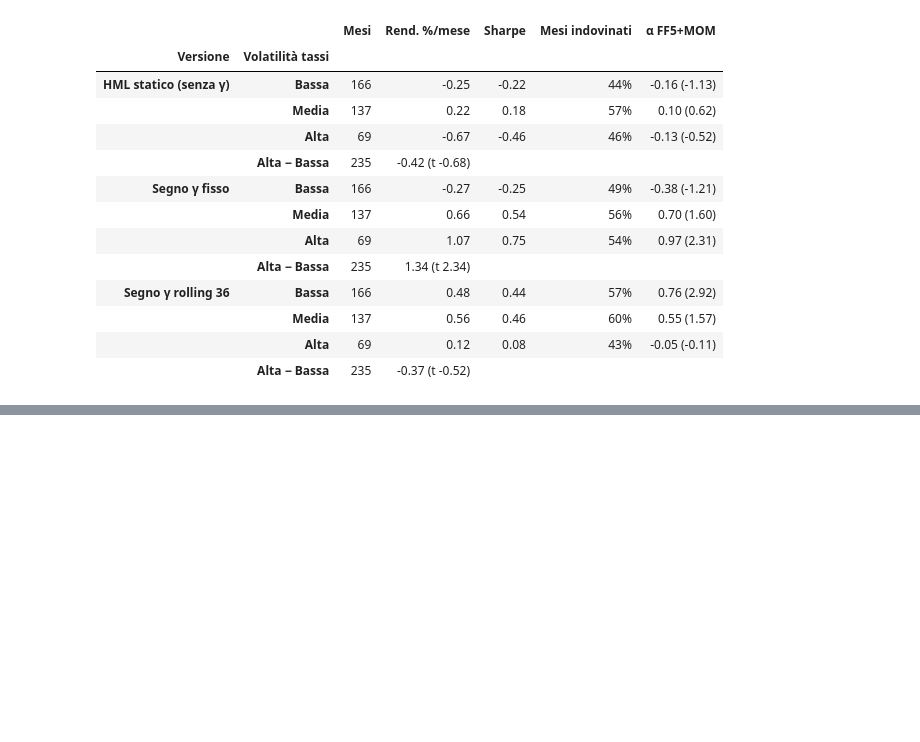
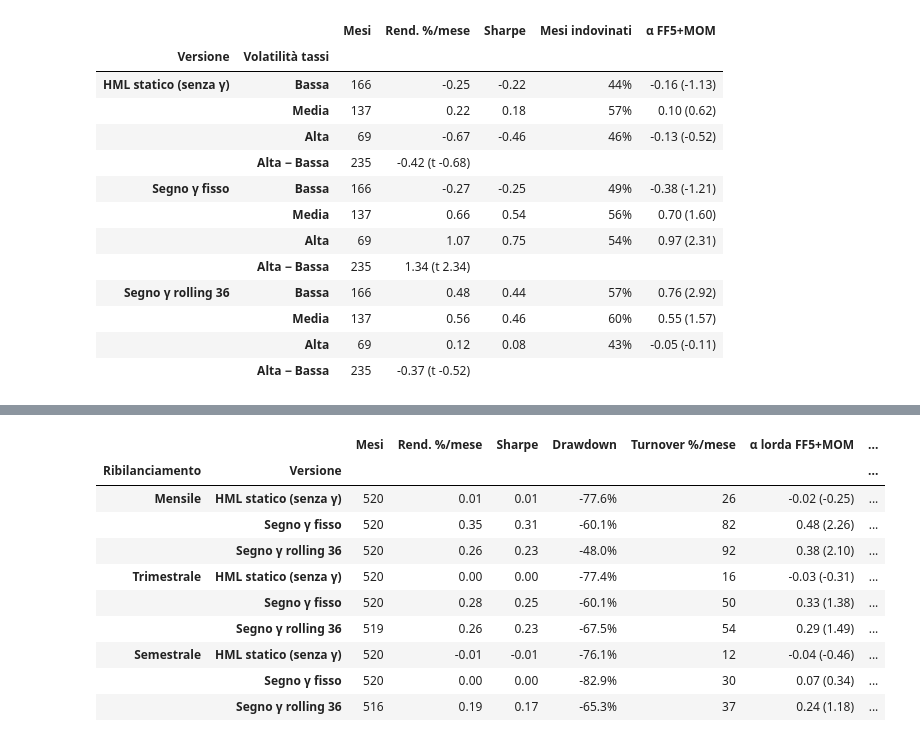
Before and after one commit to luigidimonte/AppliedInvestments, a Jupyter notebook: 02_strategia_value_growth.ipynb, the cells around one changed output, grey strips where cells are left out. Drawn from its saved outputs; the diff is of its cells as text; code cells hidden in the pictures; blank space fills up the shorter version.

```diff
--- a/02_strategia_value_growth.ipynb
+++ b/02_strategia_value_growth.ipynb
@@ -1650,0 +1941,80 @@ Soglie di volatilità (punti % al mese):
+# %%
+U = "S&P 500"
+FREQUENZE = {1: "Mensile", 3: "Trimestrale", 6: "Semestrale"}
+VERS_H = {"HML statico (senza γ)": pd.Series(1.0, index=a_periodi(ls[U]).index),
+          "Segno γ fisso": SERIE_FIN[(U, "Segno γ fisso")][2],
+          "Segno γ rolling 36": SERIE_FIN[(U, "Segno γ rolling 36")][2]}
+
+t_sp = pesi(crsp[crsp["sp500"].astype(bool)], False)                 # pesi target VW a ogni mese di formazione
+ret_all = crsp[["PERMNO", "mese", "ret_next"]].dropna()               # rendimento del mese dopo, tutti i titoli
+mesi_f = pd.Series(sorted(t_sp["mese"].unique()))
+
+def portafoglio_tenuto(H):
+    """Pesi tenuti ogni mese: ribilancio solo nei mesi di formazione multipli di H, poi buy-and-hold."""
+    anchor = mesi_f.where(mesi_f.map(lambda m: m.month % H == 0)).ffill()
+    blocchi = pd.DataFrame({"mese": mesi_f, "anchor": anchor}).dropna()
+    P = t_sp[t_sp["mese"].isin(blocchi["anchor"])][["PERMNO", "mese", "lato", "w"]].rename(columns={"mese": "anchor"})
+    pan = P.merge(blocchi, on="anchor").merge(ret_all, on=["PERMNO", "mese"], how="left")
+    pan = pan.sort_values(["anchor", "PERMNO", "mese"])
+    g = pan.groupby(["anchor", "PERMNO"])
+    pan["morto"] = g["ret_next"].transform(lambda x: x.isna().cummax())            # uscito (delisting): fuori da lì in poi
+    pan["crescita"] = g["ret_next"].transform(lambda x: (1 + x.fillna(0)).cumprod().shift(1).fillna(1.0))
+    pan = pan[~pan["morto"]].copy()
+    pan["h"] = pan["w"] * pan["crescita"]
+    pan["w"] = pan["h"] / pan.groupby(["mese", "lato"])["h"].transform(lambda x: x.abs().sum())
+    return pan[["PERMNO", "mese", "anchor", "w", "ret_next"]]
+
+righe_h, ris_h = [], {}
+for H, nome_h in FREQUENZE.items():
+    pan = portafoglio_tenuto(H)
+    for v, s in VERS_H.items():
+        sf = a_periodi(s).copy(); sf.index = sf.index - OFF[U]          # segno per mese di formazione
+        x = pan.copy()
+        x["segno"] = x["anchor"].map(sf)                                  # segno deciso al ribilanciamento
+        x = x.dropna(subset=["segno"])
+        x["w"] = x["w"] * x["segno"]
+        x["lato"] = np.sign(x["w"])
+        c_h, ls_h = componenti(x[["PERMNO", "mese", "lato", "w", "ret_next"]])
+        r = ls_h.copy(); r.index = r.index + OFF[U]
+        r = r[r.index >= INIZIO]
+        dw = (c_h["w"] - c_h["w_drift"]).abs()
+        agg = pd.DataFrame({"mese": c_h["mese"], "dw": dw,
+                            "k": c_h["lam"] * dw**1.5 / np.sqrt(c_h["ADV"])}).groupby("mese")[["dw", "k"]].sum()
+        agg.index = agg.index + OFF[U]
+        K = agg["k"].reindex(r.index).fillna(0)
+        turn = agg["dw"].reindex(r.index).fillna(0)
+        ris_h[(nome_h, v)] = (r, K)
+
+        a_l, t_l = alpha_mod(r, MODELLI_FATT["FF5+MOM"])
+        a_k, _ = alpha_mod(K, MODELLI_FATT["FF5+MOM"])
+        rh = {"Ribilanciamento": nome_h, "Versione": v, "Mesi": len(r),
+              "Rend. %/mese": f"{r.mean()*100:.2f}", "Sharpe": f"{sharpe(r):.2f}",
+              "Drawdown": f"{drawdown_max(r)*100:.1f}%", "Turnover %/mese": f"{turn.mean()*100:.0f}",
+              "α lorda FF5+MOM": f"{a_l*100:.2f} ({t_l:.2f})"}
+        for V0 in [1e7, 1e8, 1e9]:
+            a_n, t_n = alpha_mod(r - np.sqrt(V0) * K, MODELLI_FATT["FF5+MOM"])
+            rh[f"α netta {nome_v0(V0)}"] = f"{a_n*100:.2f} ({t_n:.2f})"
+        rh["V0 pareggio ($M)"] = f"{(a_l / a_k) ** 2 / 1e6:,.0f}" if (a_l > 0 and a_k > 0) else "0"
+        righe_h.append(rh)
+
+# controllo: il mensile deve coincidere con i risultati finali
+for v in VERS_H:
+    a_ = ris_h[("Mensile", v)][0]; b_ = SERIE_FIN[(U, v)][0]
+    print(f"Controllo mensile – {v}: correlazione con i risultati finali = {a_.corr(b_):.3f}")
+
+print(f"\n1. {U}, dal {INIZIO}: frequenza di ribilanciamento (alpha % mensile, t HAC)")
+display(pd.DataFrame(righe_h).set_index(["Ribilanciamento", "Versione"]))
+
+# alpha lorda nei 7 modelli per trimestrale e semestrale
+righe_7 = []
+for (nome_h, v), (r, K) in ris_h.items():
+    if nome_h == "Mensile":
+        continue
+    r7 = {"Ribilanciamento": nome_h, "Versione": v}
+    for m, X in MODELLI_FATT.items():
+        a, t = alpha_mod(r, X)
+        r7[m] = f"{a*100:.2f} ({t:.2f})"
+    righe_7.append(r7)
+print("\n2. Alpha lorda nei 7 modelli (% mensile, t HAC)")
+display(pd.DataFrame(righe_7).set_index(["Ribilanciamento", "Versione"]))
+# %% [output]
@@ -1650,0 +2026,11 @@ Soglie di volatilità (punti % al mese):
+|  |  | Mesi | Rend. %/mese | Sharpe | Drawdown | Turnover %/mese | α lorda FF5+MOM | ... |
+| Ribilanciamento | Versione |  |  |  |  |  |  | ... |
+| Mensile | HML statico (senza γ) | 520 | 0.01 | 0.01 | -77.6% | 26 | -0.02 (-0.25) | ... |
+|  | Segno γ fisso | 520 | 0.35 | 0.31 | -60.1% | 82 | 0.48 (2.26) | ... |
+|  | Segno γ rolling 36 | 520 | 0.26 | 0.23 | -48.0% | 92 | 0.38 (2.10) | ... |
+| Trimestrale | HML statico (senza γ) | 520 | 0.00 | 0.00 | -77.4% | 16 | -0.03 (-0.31) | ... |
+|  | Segno γ fisso | 520 | 0.28 | 0.25 | -60.1% | 50 | 0.33 (1.38) | ... |
+|  | Segno γ rolling 36 | 519 | 0.26 | 0.23 | -67.5% | 54 | 0.29 (1.49) | ... |
+| Semestrale | HML statico (senza γ) | 520 | -0.01 | -0.01 | -76.1% | 12 | -0.04 (-0.46) | ... |
+|  | Segno γ fisso | 520 | 0.00 | 0.00 | -82.9% | 30 | 0.07 (0.34) | ... |
+|  | Segno γ rolling 36 | 516 | 0.19 | 0.17 | -65.3% | 37 | 0.24 (1.18) | ... |
```
Also changed, not shown: parts of 15 cells of this notebook.
